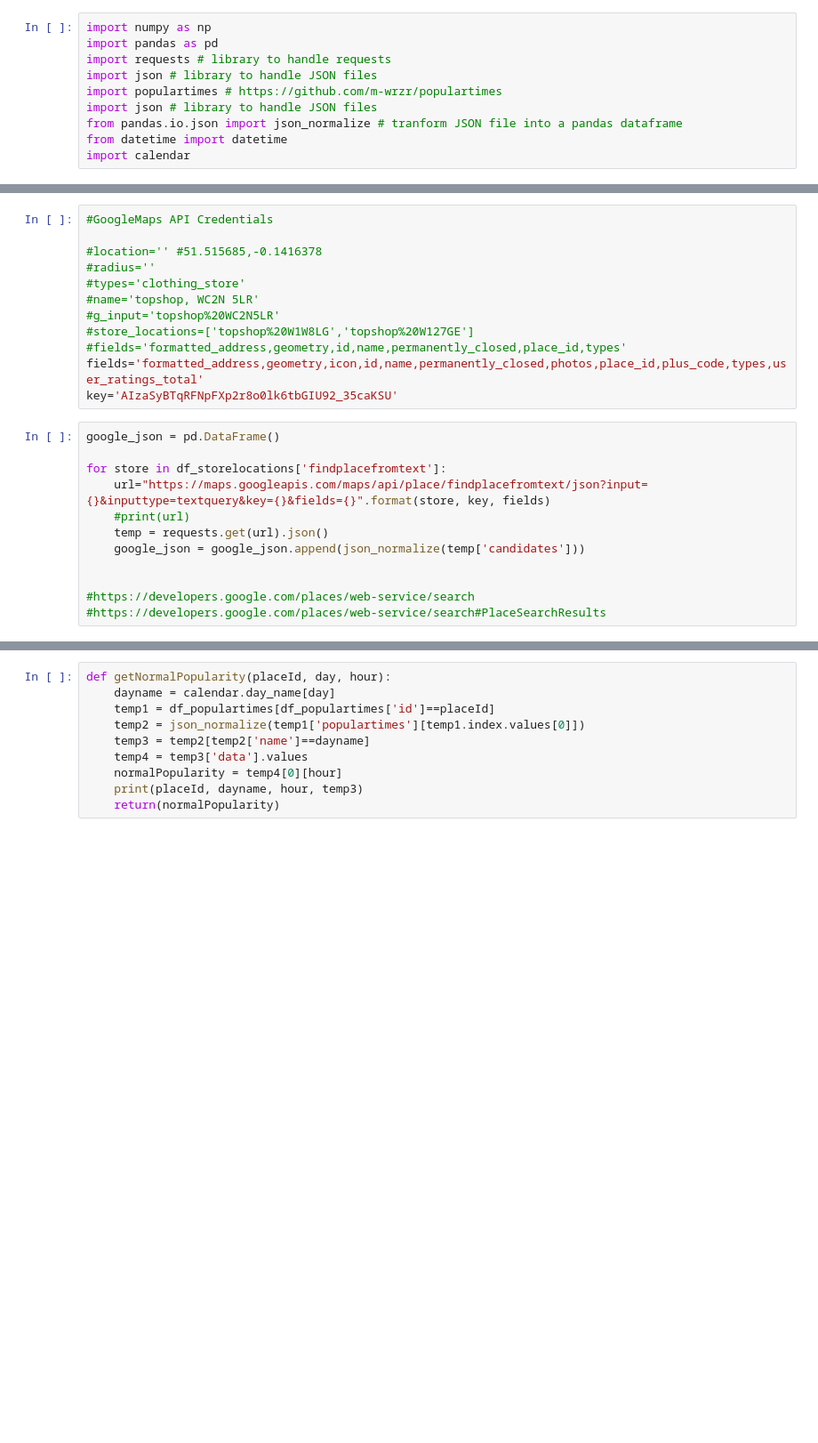
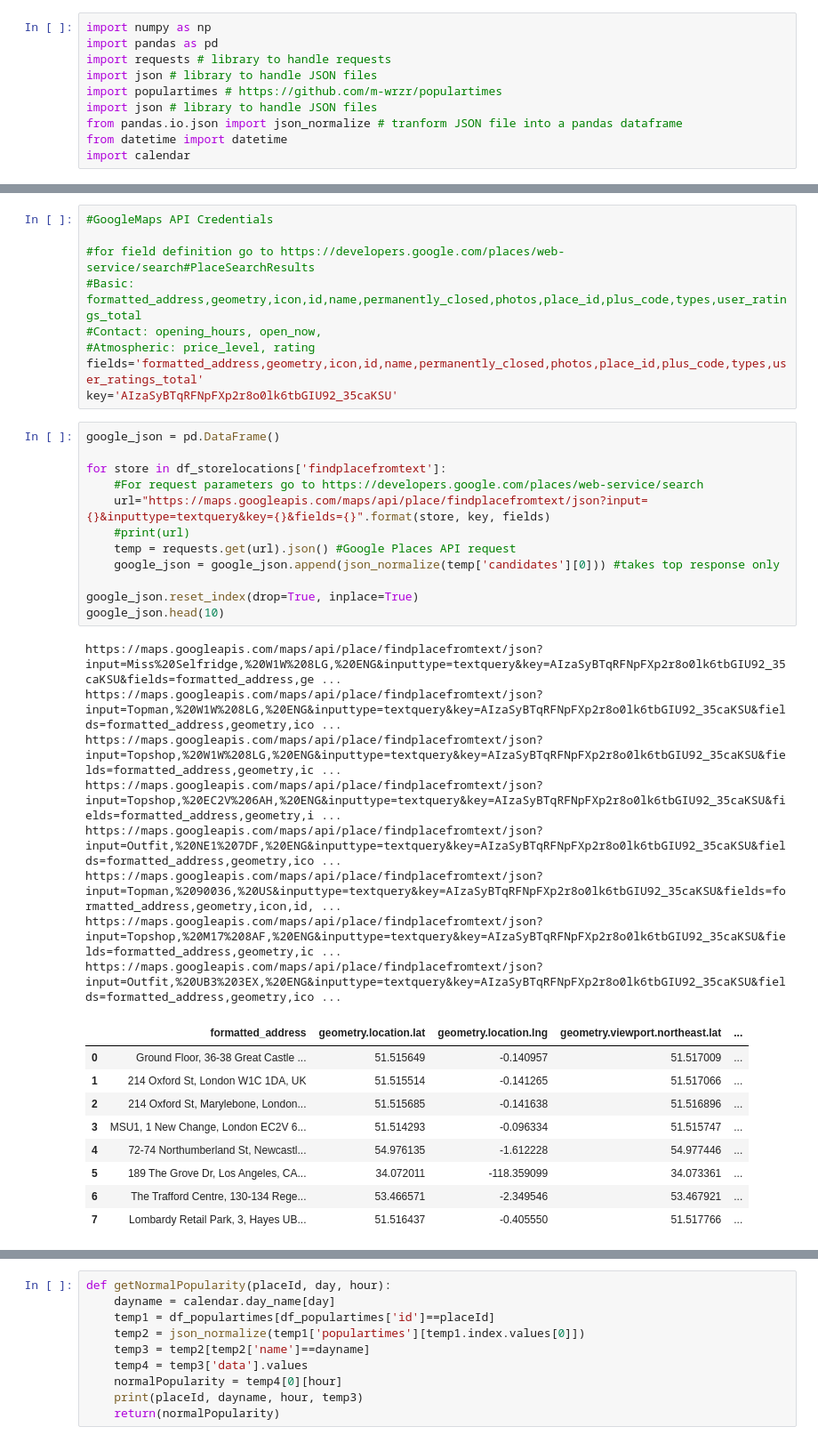
Before and after one commit to ninjananjo/Clothing-Store-Competition, a Jupyter notebook: Store Popular Times.ipynb, the cells around one changed output, grey strips where cells are left out. Shown at 89% size. Saved outputs shown, nothing was run; the diff lists cells and outputs as text; blank space fills up the shorter version.

```diff
--- a/Store Popular Times.ipynb
+++ b/Store Popular Times.ipynb
@@ -57,24 +82,39 @@ df_storelocations
 # %%
 #GoogleMaps API Credentials
 
-#location='' #51.515685,-0.1416378
-#radius=''
-#types='clothing_store'
-#name='topshop, WC2N 5LR'
-#g_input='topshop%20WC2N5LR'
-#store_locations=['topshop%20W1W8LG','topshop%20W127GE']
-#fields='formatted_address,geometry,id,name,permanently_closed,place_id,types'
+#for field definition go to https://developers.google.com/places/web-service/search#PlaceSearchResults
+#Basic: formatted_address,geometry,icon,id,name,permanently_closed,photos,place_id,plus_code,types,user_ratings_total
+#Contact: opening_hours, open_now,
+#Atmospheric: price_level, rating
 fields='formatted_address,geometry,icon,id,name,permanently_closed,photos,place_id,plus_code,types,user_ratings_total'
 key='AIzaSyBTqRFNpFXp2r8o0lk6tbGIU92_35caKSU'
 # %%
 google_json = pd.DataFrame()
 
 for store in df_storelocations['findplacefromtext']:
+    #For request parameters go to https://developers.google.com/places/web-service/search
     url="https://maps.googleapis.com/maps/api/place/findplacefromtext/json?input={}&inputtype=textquery&key={}&fields={}".format(store, key, fields)
     #print(url)
-    temp = requests.get(url).json()
-    google_json = google_json.append(json_normalize(temp['candidates']))
+    temp = requests.get(url).json() #Google Places API request
+    google_json = google_json.append(json_normalize(temp['candidates'][0])) #takes top response only
 
-
-#https://developers.google.com/places/web-service/search
-#https://developers.google.com/places/web-service/search#PlaceSearchResults
+google_json.reset_index(drop=True, inplace=True)
+google_json.head(10)
+# %% [output]
+https://maps.googleapis.com/maps/api/place/findplacefromtext/json?input=Miss%20Selfridge,%20W1W%208LG,%20ENG&inputtype=textquery&key=AIzaSyBTqRFNpFXp2r8o0lk6tbGIU92_35caKSU&fields=formatted_address,ge ...
+https://maps.googleapis.com/maps/api/place/findplacefromtext/json?input=Topman,%20W1W%208LG,%20ENG&inputtype=textquery&key=AIzaSyBTqRFNpFXp2r8o0lk6tbGIU92_35caKSU&fields=formatted_address,geometry,ico ...
+https://maps.googleapis.com/maps/api/place/findplacefromtext/json?input=Topshop,%20W1W%208LG,%20ENG&inputtype=textquery&key=AIzaSyBTqRFNpFXp2r8o0lk6tbGIU92_35caKSU&fields=formatted_address,geometry,ic ...
+https://maps.googleapis.com/maps/api/place/findplacefromtext/json?input=Topshop,%20EC2V%206AH,%20ENG&inputtype=textquery&key=AIzaSyBTqRFNpFXp2r8o0lk6tbGIU92_35caKSU&fields=formatted_address,geometry,i ...
+https://maps.googleapis.com/maps/api/place/findplacefromtext/json?input=Outfit,%20NE1%207DF,%20ENG&inputtype=textquery&key=AIzaSyBTqRFNpFXp2r8o0lk6tbGIU92_35caKSU&fields=formatted_address,geometry,ico ...
+https://maps.googleapis.com/maps/api/place/findplacefromtext/json?input=Topman,%2090036,%20US&inputtype=textquery&key=AIzaSyBTqRFNpFXp2r8o0lk6tbGIU92_35caKSU&fields=formatted_address,geometry,icon,id, ...
+https://maps.googleapis.com/maps/api/place/findplacefromtext/json?input=Topshop,%20M17%208AF,%20ENG&inputtype=textquery&key=AIzaSyBTqRFNpFXp2r8o0lk6tbGIU92_35caKSU&fields=formatted_address,geometry,ic ...
+https://maps.googleapis.com/maps/api/place/findplacefromtext/json?input=Outfit,%20UB3%203EX,%20ENG&inputtype=textquery&key=AIzaSyBTqRFNpFXp2r8o0lk6tbGIU92_35caKSU&fields=formatted_address,geometry,ico ...
+|  | formatted_address | geometry.location.lat | geometry.location.lng | geometry.viewport.northeast.lat | ... |
+| 0 | Ground Floor, 36-38 Great Castle ... | 51.515649 | -0.140957 | 51.517009 | ... |
+| 1 | 214 Oxford St, London W1C 1DA, UK | 51.515514 | -0.141265 | 51.517066 | ... |
+| 2 | 214 Oxford St, Marylebone, London... | 51.515685 | -0.141638 | 51.516896 | ... |
+| 3 | MSU1, 1 New Change, London EC2V 6... | 51.514293 | -0.096334 | 51.515747 | ... |
+| 4 | 72-74 Northumberland St, Newcastl... | 54.976135 | -1.612228 | 54.977446 | ... |
+| 5 | 189 The Grove Dr, Los Angeles, CA... | 34.072011 | -118.359099 | 34.073361 | ... |
+| 6 | The Trafford Centre, 130-134 Rege... | 53.466571 | -2.349546 | 53.467921 | ... |
+| 7 | Lombardy Retail Park, 3, Hayes UB... | 51.516437 | -0.405550 | 51.517766 | ... |
```
Also changed, not shown: parts of 9 cells of this notebook, 1 other file.
